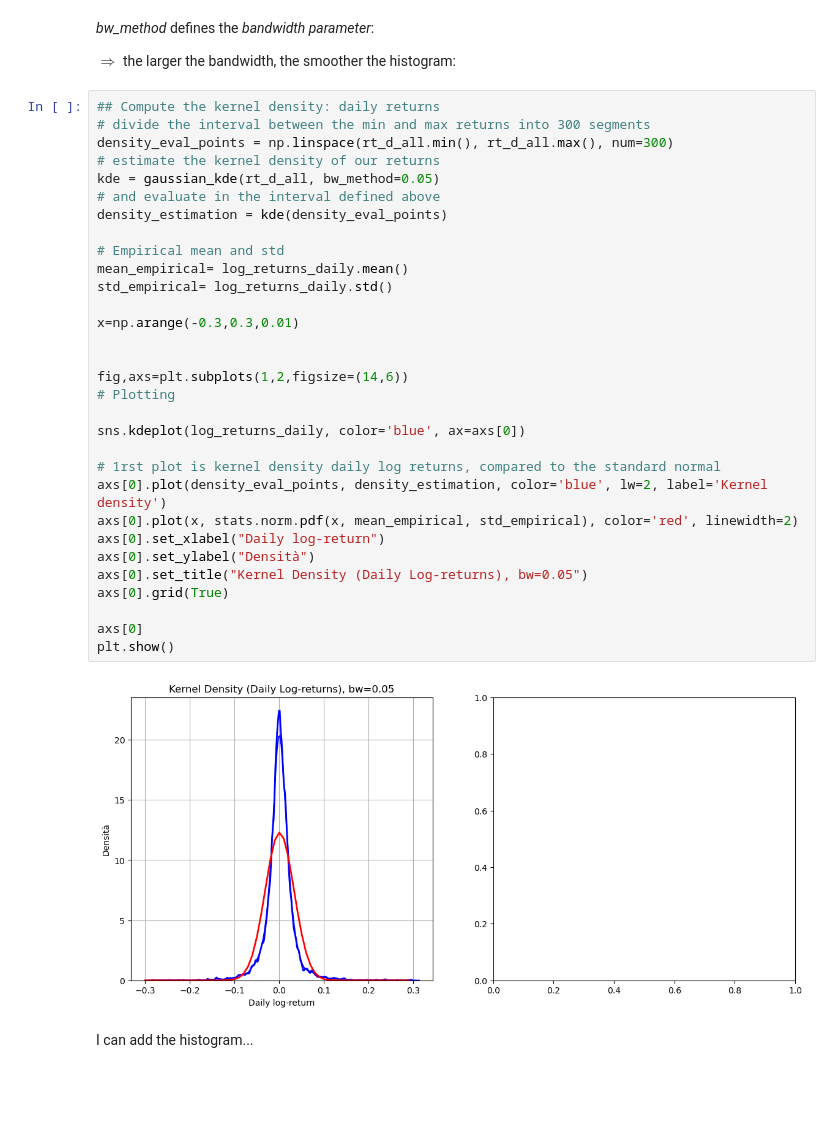
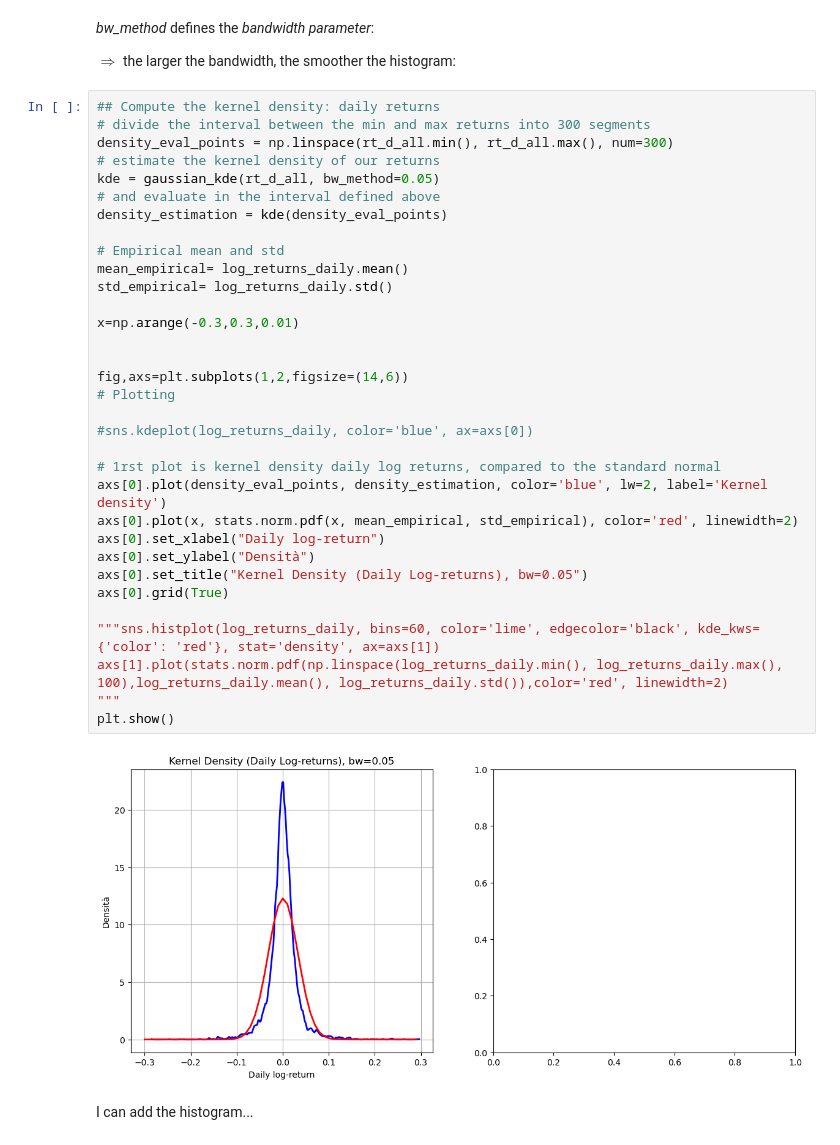
Before and after one commit to cgav1n1/Econometrics_Stylized_Facts, a Jupyter notebook: MidTermAssignmentwith6Facts.ipynb, the cells around one changed output. Saved outputs shown, nothing was run; the diff lists cells and outputs as text; blank space fills up the shorter version.

```diff
--- a/MidTermAssignmentwith6Facts.ipynb
+++ b/MidTermAssignmentwith6Facts.ipynb
@@ -1129,36 +1129,38 @@ $\Rightarrow$ the larger the bandwidth, the smoother the histogram:
 # %%
 ## Compute the kernel density: daily returns
 # divide the interval between the min and max returns into 300 segments
 density_eval_points = np.linspace(rt_d_all.min(), rt_d_all.max(), num=300)
 # estimate the kernel density of our returns
 kde = gaussian_kde(rt_d_all, bw_method=0.05)
 # and evaluate in the interval defined above
 density_estimation = kde(density_eval_points)
 
 # Empirical mean and std
 mean_empirical= log_returns_daily.mean()
 std_empirical= log_returns_daily.std()
 
 x=np.arange(-0.3,0.3,0.01)
 
 
 fig,axs=plt.subplots(1,2,figsize=(14,6))
 # Plotting
 
-sns.kdeplot(log_returns_daily, color='blue', ax=axs[0])
+#sns.kdeplot(log_returns_daily, color='blue', ax=axs[0])
 
 # 1rst plot is kernel density daily log returns, compared to the standard normal
 axs[0].plot(density_eval_points, density_estimation, color='blue', lw=2, label='Kernel density')
 axs[0].plot(x, stats.norm.pdf(x, mean_empirical, std_empirical), color='red', linewidth=2)
 axs[0].set_xlabel("Daily log-return")
 axs[0].set_ylabel("Densità")
 axs[0].set_title("Kernel Density (Daily Log-returns), bw=0.05")
 axs[0].grid(True)
 
-axs[0]
+"""sns.histplot(log_returns_daily, bins=60, color='lime', edgecolor='black', kde_kws={'color': 'red'}, stat='density', ax=axs[1])
+axs[1].plot(stats.norm.pdf(np.linspace(log_returns_daily.min(), log_returns_daily.max(), 100),log_returns_daily.mean(), log_returns_daily.std()),color='red', linewidth=2)
+"""
 plt.show()
 # %% [output]
-[figure, old version]
+[figure, new version]
 # %% [markdown]
 I can add the histogram...
 # %%
```
Also changed, not shown: parts of 1 cell of this notebook, 6 other files.
